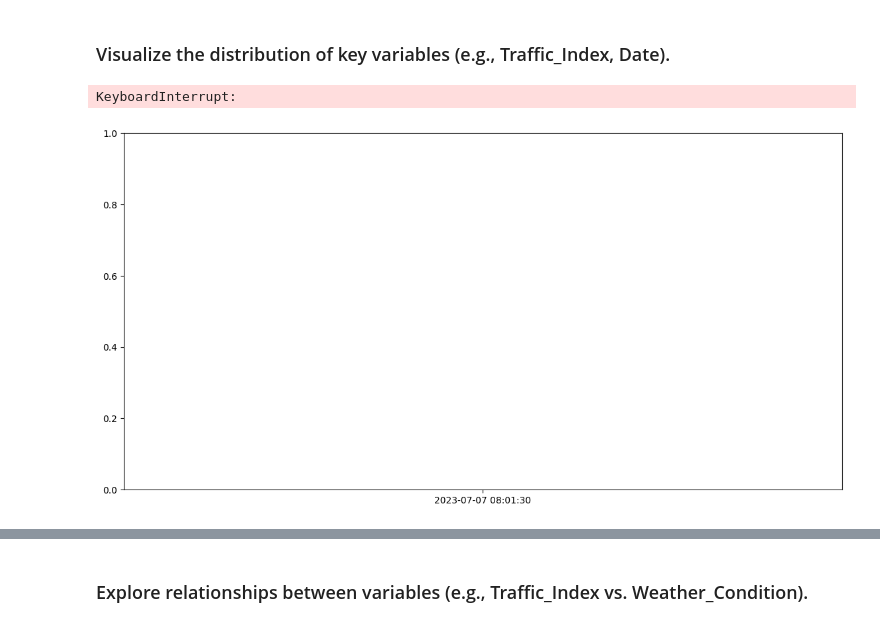
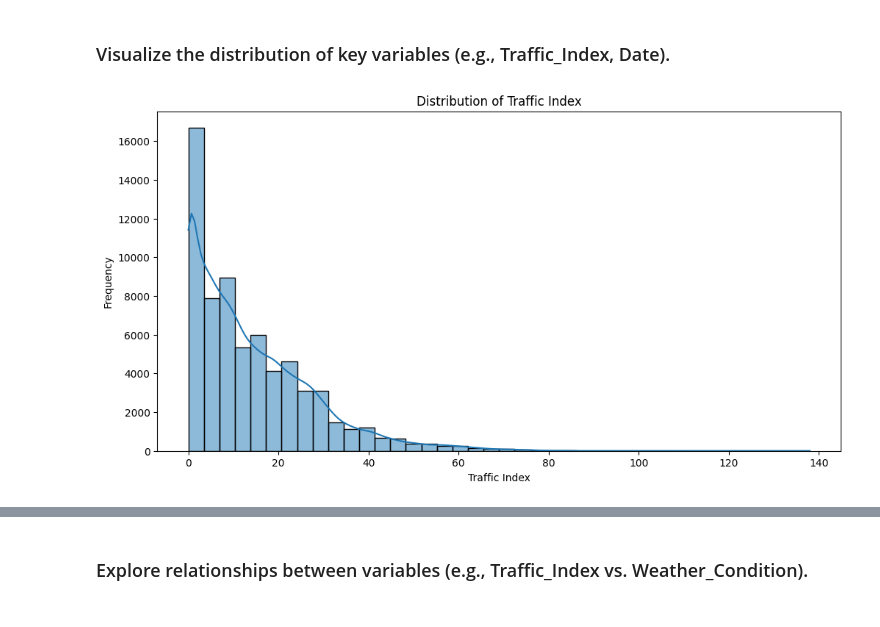
Before and after one commit to TariqAlhathloul/T55_DataScienceBootCamp, a Jupyter notebook: Tasks/Task (2) Week 1.ipynb, the cells around one changed output, grey strips where cells are left out. Cells and saved outputs as stored; diff of their text form; code cells hidden in the pictures.

```diff
--- a/Tasks/Task (2) Week 1.ipynb
+++ b/Tasks/Task (2) Week 1.ipynb
@@ -84,14 +86,16 @@ Passing `palette` without assigning `hue` is deprecated and will be removed in v
 [figure]
 # %% [markdown]
 ### Visualize the distribution of key variables (e.g., Traffic_Index, Date).
-# %%
-plt.figure(figsize=(14, 7))
-sns.lineplot(x='Datetime', y='TrafficIndexLive', data=df)
-plt.title('Traffic Index Over Time')
-plt.xlabel('Date')
-plt.ylabel('Traffic Index')
-plt.xticks(rotation=45)
-plt.show()
-# %% [output]
-KeyboardInterrupt:
-[figure, removed]
+# %%
+# we will see the fre
+# we need to convert the date column to datetime format
+df['Datetime'] = pd.to_datetime(df['Datetime'])
+# Plot the distribution of Traffic_Index
+plt.figure(figsize=(12, 6))
+sns.histplot(df['TrafficIndexLive'], bins=40, kde=True)
+plt.title('Distribution of Traffic Index')
+plt.xlabel('Traffic Index')
+plt.ylabel('Frequency')
+plt.show()
+# %% [output]
+[figure, added]
```
Also changed, not shown: parts of 9 cells of this notebook.
